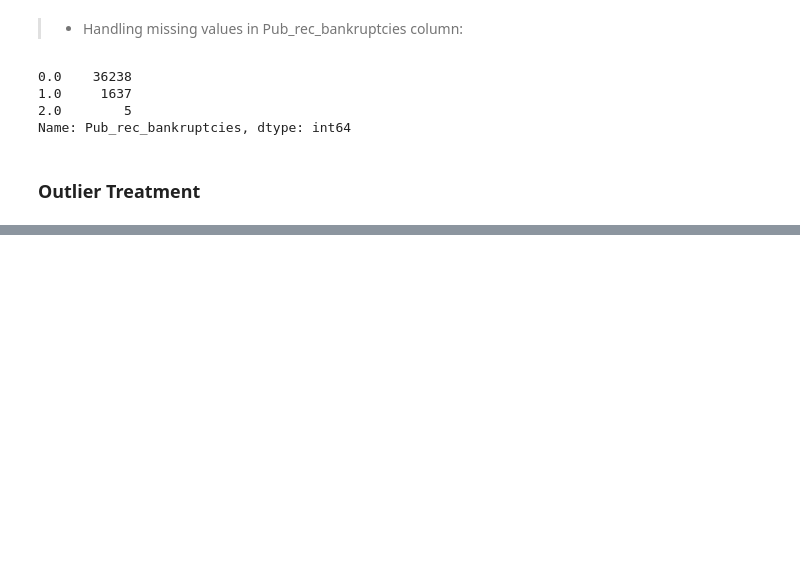
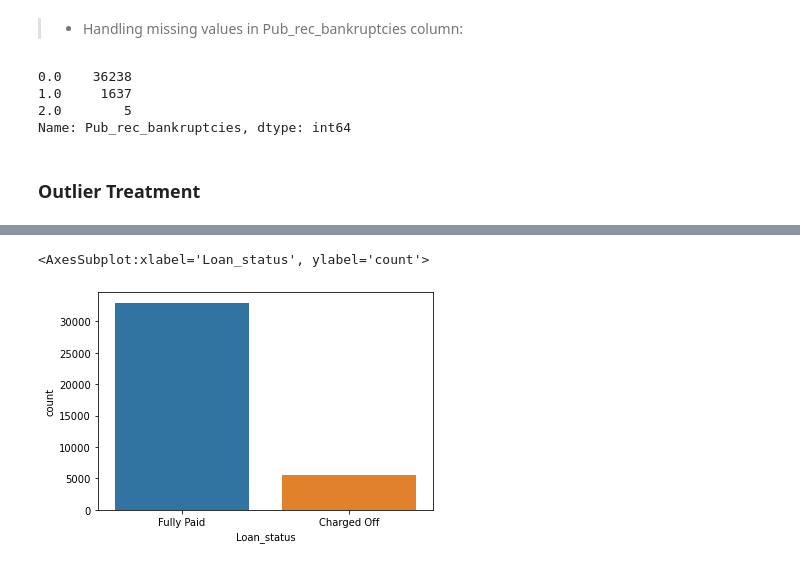
Before and after one commit to shweta-jain2022/lending_club_case_study, a Jupyter notebook: Lending club case study.ipynb, the cells around one changed output, grey strips where cells are left out. Saved outputs shown, nothing was run; the diff lists cells and outputs as text; code cells hidden in the pictures; blank space fills up the shorter version.

```diff
--- a/Lending club case study.ipynb
+++ b/Lending club case study.ipynb
@@ -297,0 +281,5 @@ Name: Pub_rec_bankruptcies, dtype: int64
+# %%
+sns.countplot(df["Loan_status"])
+# %% [output]
+<AxesSubplot:xlabel='Loan_status', ylabel='count'>
+[figure, added]
```
Also changed, not shown: parts of 134 cells of this notebook.
